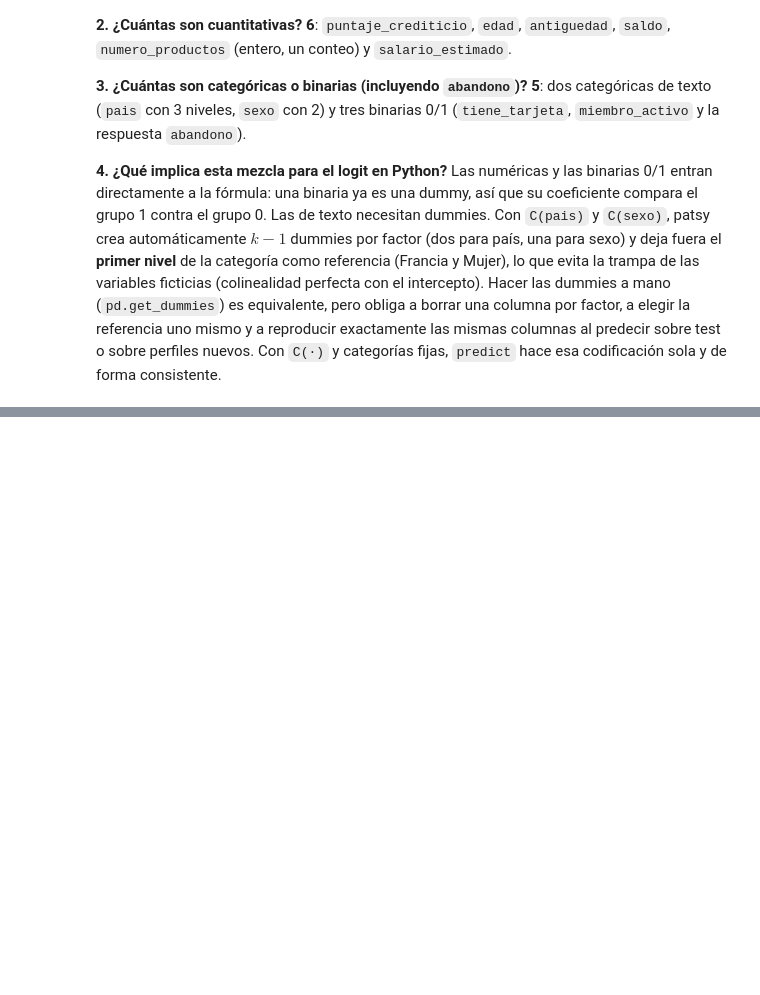
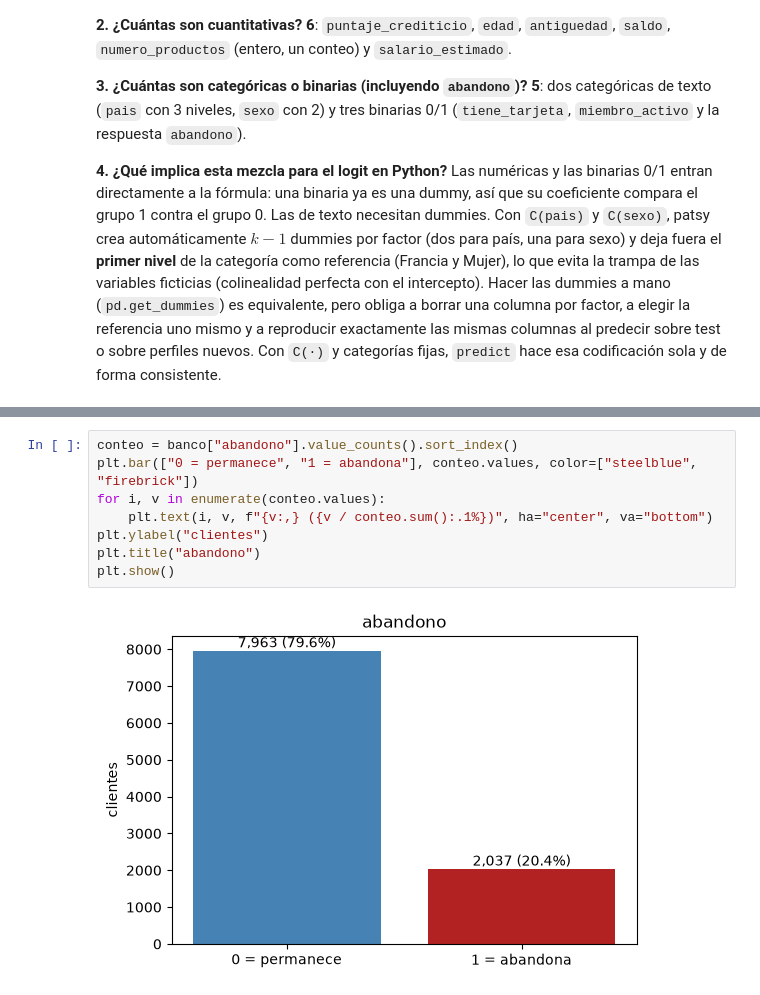
Before and after one commit to Slgxhannel/taller-abandono-producto-20262-Loaiza-Rojas, a Jupyter notebook: Taller_Abandono_Producto_Financiero_Santiago_Loaiza_Leonardo_Rojas.ipynb, the cells around one changed output, grey strips where cells are left out. Saved outputs shown, nothing was run; the diff lists cells and outputs as text; blank space fills up the shorter version.

```diff
--- a/Taller_Abandono_Producto_Financiero_Santiago_Loaiza_Leonardo_Rojas.ipynb
+++ b/Taller_Abandono_Producto_Financiero_Santiago_Loaiza_Leonardo_Rojas.ipynb
@@ -185,0 +202,10 @@ Las numéricas y las binarias 0/1 entran directamente a la fórmula: una binaria
+# %%
+conteo = banco["abandono"].value_counts().sort_index()
+plt.bar(["0 = permanece", "1 = abandona"], conteo.values, color=["steelblue", "firebrick"])
+for i, v in enumerate(conteo.values):
+    plt.text(i, v, f"{v:,} ({v / conteo.sum():.1%})", ha="center", va="bottom")
+plt.ylabel("clientes")
+plt.title("abandono")
+plt.show()
+# %% [output]
+[figure, added]
```
Also changed, not shown: parts of 14 cells of this notebook.
